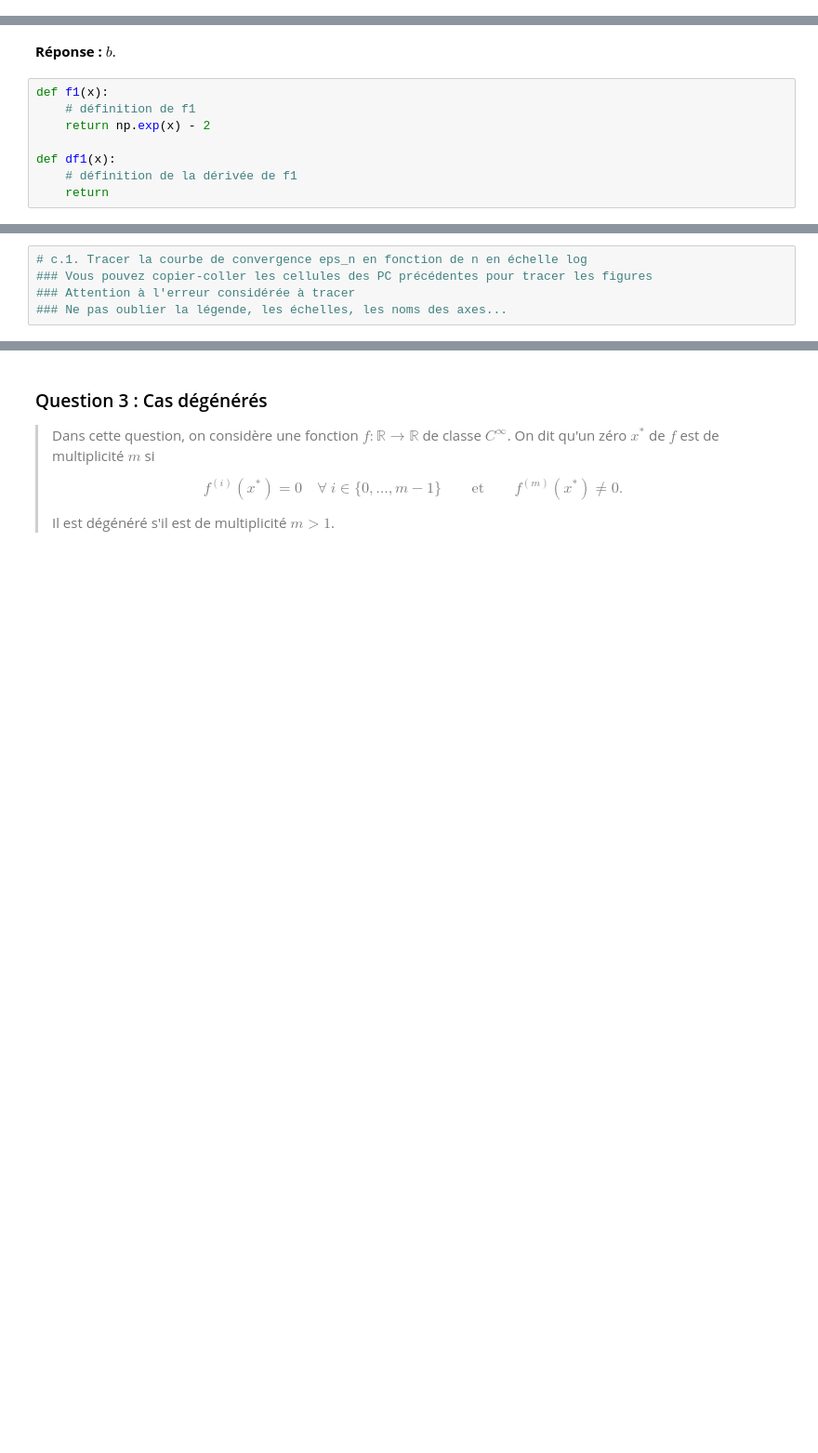
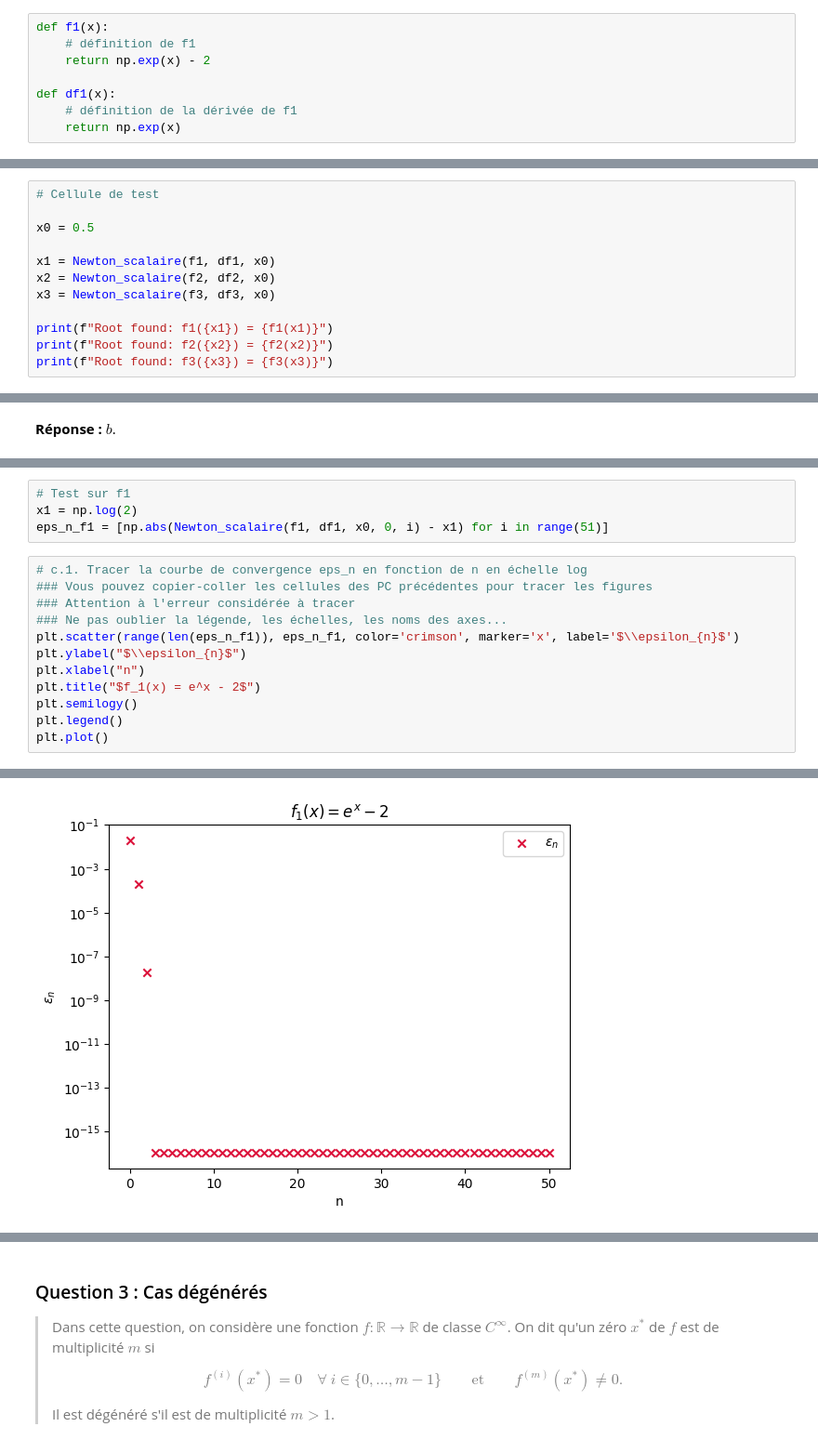
Before and after one commit to Eric-Guerra-Ribeiro/AMP_41012, a Jupyter notebook: pc6.ipynb, the cells around one changed output, grey strips where cells are left out. Shown at 93% size. Cells and saved outputs as stored; diff of their text form; blank space fills up the shorter version.

```diff
--- a/pc6.ipynb
+++ b/pc6.ipynb
@@ -79,0 +84,8 @@ def Newton_scalaire(f, df, x0, tol=1.e-12, N_max=50):
+# %%
+def f1(x):
+    # définition de f1
+    return np.exp(x) - 2
+
+def df1(x):
+    # définition de la dérivée de f1
+    return np.exp(x)
@@ -79,0 +108,12 @@ def Newton_scalaire(f, df, x0, tol=1.e-12, N_max=50):
+# %%
+# Cellule de test
+
+x0 = 0.5
+
+x1 = Newton_scalaire(f1, df1, x0)
+x2 = Newton_scalaire(f2, df2, x0)
+x3 = Newton_scalaire(f3, df3, x0)
+
+print(f"Root found: f1({x1}) = {f1(x1)}")
+print(f"Root found: f2({x2}) = {f2(x2)}")
+print(f"Root found: f3({x3}) = {f3(x3)}")
@@ -80,10 +124,2 @@ def Newton_scalaire(f, df, x0, tol=1.e-12, N_max=50):
 # %% [markdown]
 **Réponse :** $b$.
-# %%
-def f1(x):
-    # définition de f1
-    return np.exp(x) - 2
-
-def df1(x):
-    # définition de la dérivée de f1
-    return
@@ -92,5 +126,17 @@ def df1(x):
+# %%
+# Test sur f1
+x1 = np.log(2)
+eps_n_f1 = [np.abs(Newton_scalaire(f1, df1, x0, 0, i) - x1) for i in range(51)]
 # %%
 # c.1. Tracer la courbe de convergence eps_n en fonction de n en échelle log
 ### Vous pouvez copier-coller les cellules des PC précédentes pour tracer les figures
 ### Attention à l'erreur considérée à tracer
 ### Ne pas oublier la légende, les échelles, les noms des axes...
+plt.scatter(range(len(eps_n_f1)), eps_n_f1, color='crimson', marker='x', label='$\\epsilon_{n}$')
+plt.ylabel("$\\epsilon_{n}$")
+plt.xlabel("n")
+plt.title("$f_1(x) = e^x - 2$")
+plt.semilogy()
+plt.legend()
+plt.plot()
+# %% [output]
@@ -96,0 +144 @@ def df1(x):
+[figure, added]
```
Also changed, not shown: parts of 30 cells of this notebook.
